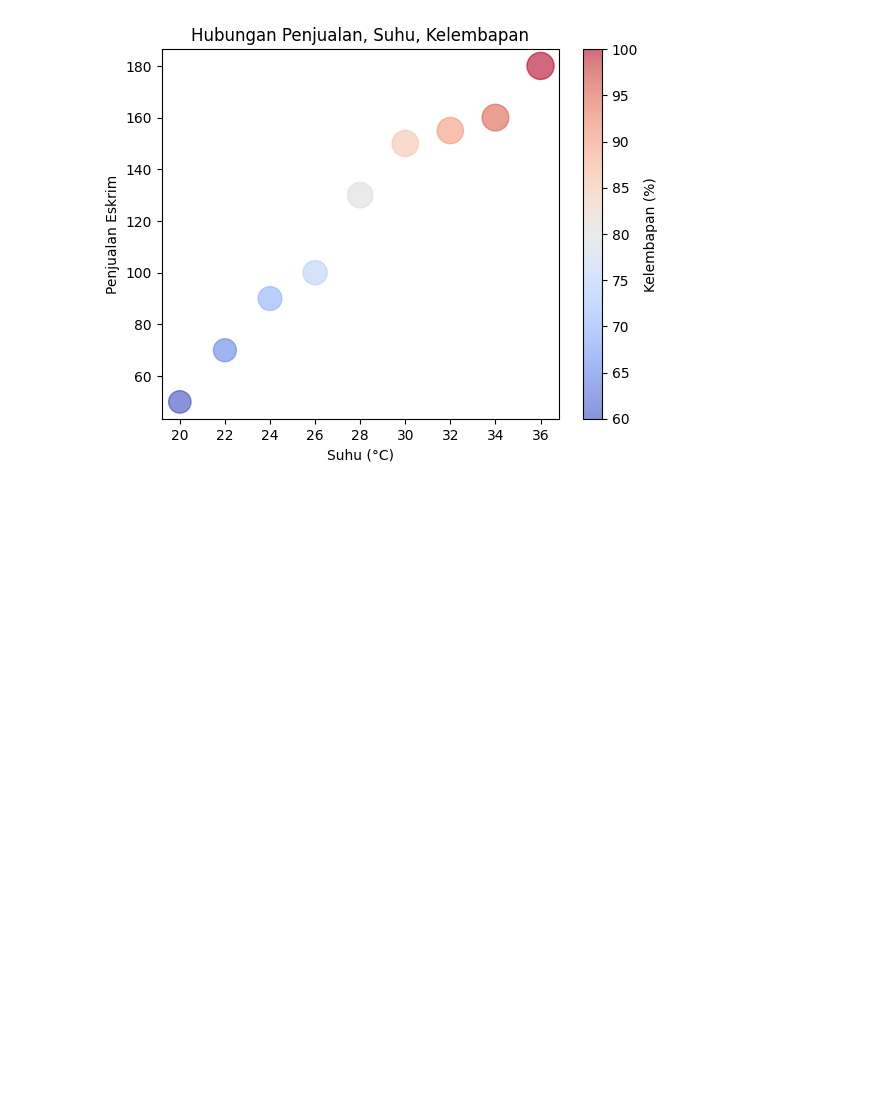
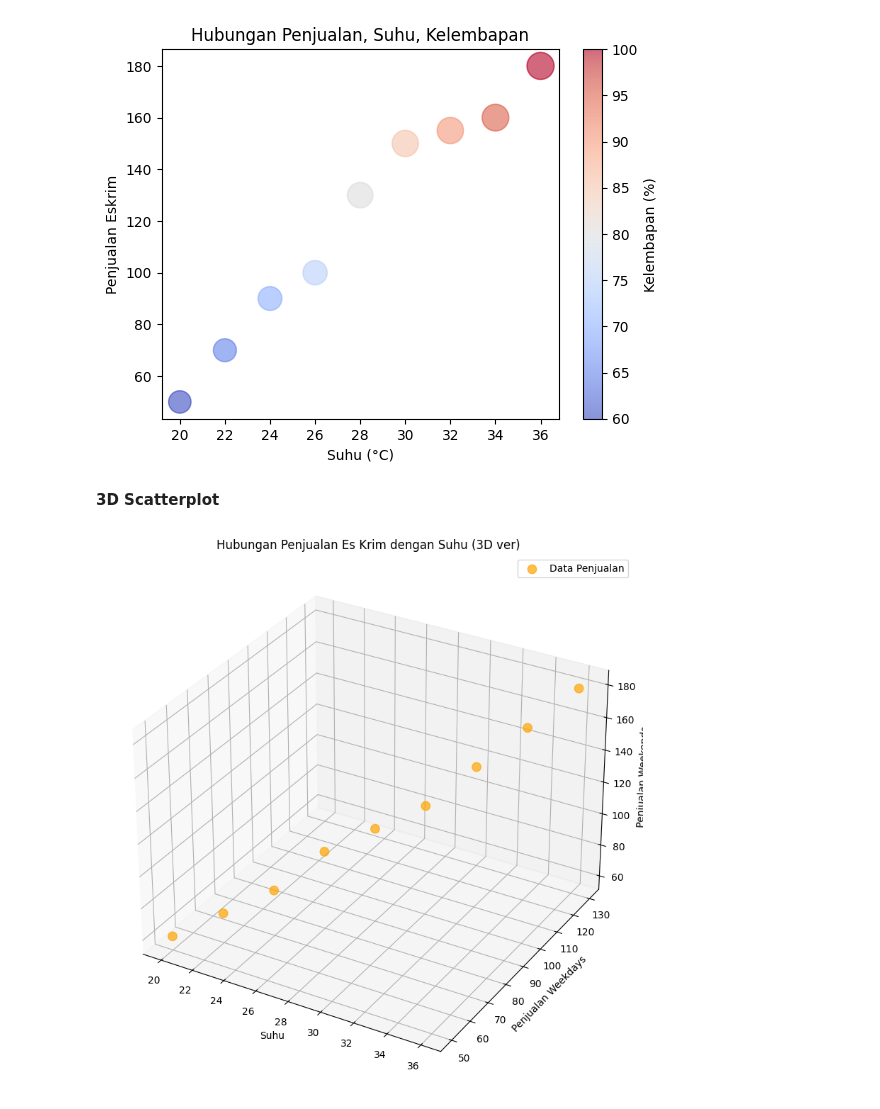
Before and after one commit to fathbsyr/visdat, a Jupyter notebook: Praktikum-5/Praktikum5.ipynb, the cells around one changed output. Cells and saved outputs as stored; diff of their text form; code cells hidden in the pictures; blank space fills up the shorter version.

```diff
--- a/Praktikum-5/Praktikum5.ipynb
+++ b/Praktikum-5/Praktikum5.ipynb
@@ -66,3 +72,39 @@ plt.colorbar(label='Kelembapan (%)')
 plt.show()
 # %% [output]
 [figure]
+# %% [markdown]
+**3D Scatterplot**
+# %%
+import matplotlib.pyplot as plt
+from mpl_toolkits.mplot3d import Axes3D
+import pandas as pd
+
+data = {
+    'Suhu': [20, 22, 24, 26, 28, 30, 32, 34, 36],
+    'Penjualan_Weekdays': [50, 60, 70, 80, 90, 100, 110, 120, 130],
+    'Penjualan_Weekends': [60, 70, 80, 100, 110, 120, 140, 160, 180]
+}
+df = pd.DataFrame(data)
+suhu = df['Suhu']
+penjualan_weekdays = df['Penjualan_Weekdays']
+penjualan_weekends = df['Penjualan_Weekends']
+fig = plt.figure(figsize=(10, 8))
+ax = fig.add_subplot(111, projection='3d')
+ax.scatter(
+    suhu,
+    penjualan_weekdays,
+    penjualan_weekends,
+    color='orange',
+    s=80,
+    alpha=0.7,
+    label='Data Penjualan'
+)
+ax.set_title('Hubungan Penjualan Es Krim dengan Suhu (3D ver)')
+ax.set_xlabel('Suhu')
+ax.set_ylabel('Penjualan Weekdays')
+ax.set_zlabel('Penjualan Weekends')
+plt.tight_layout()
+ax.legend()
+plt.show()
+# %% [output]
+[figure, added]
```
Also changed, not shown: parts of 1 cell of this notebook, 1 other file.
